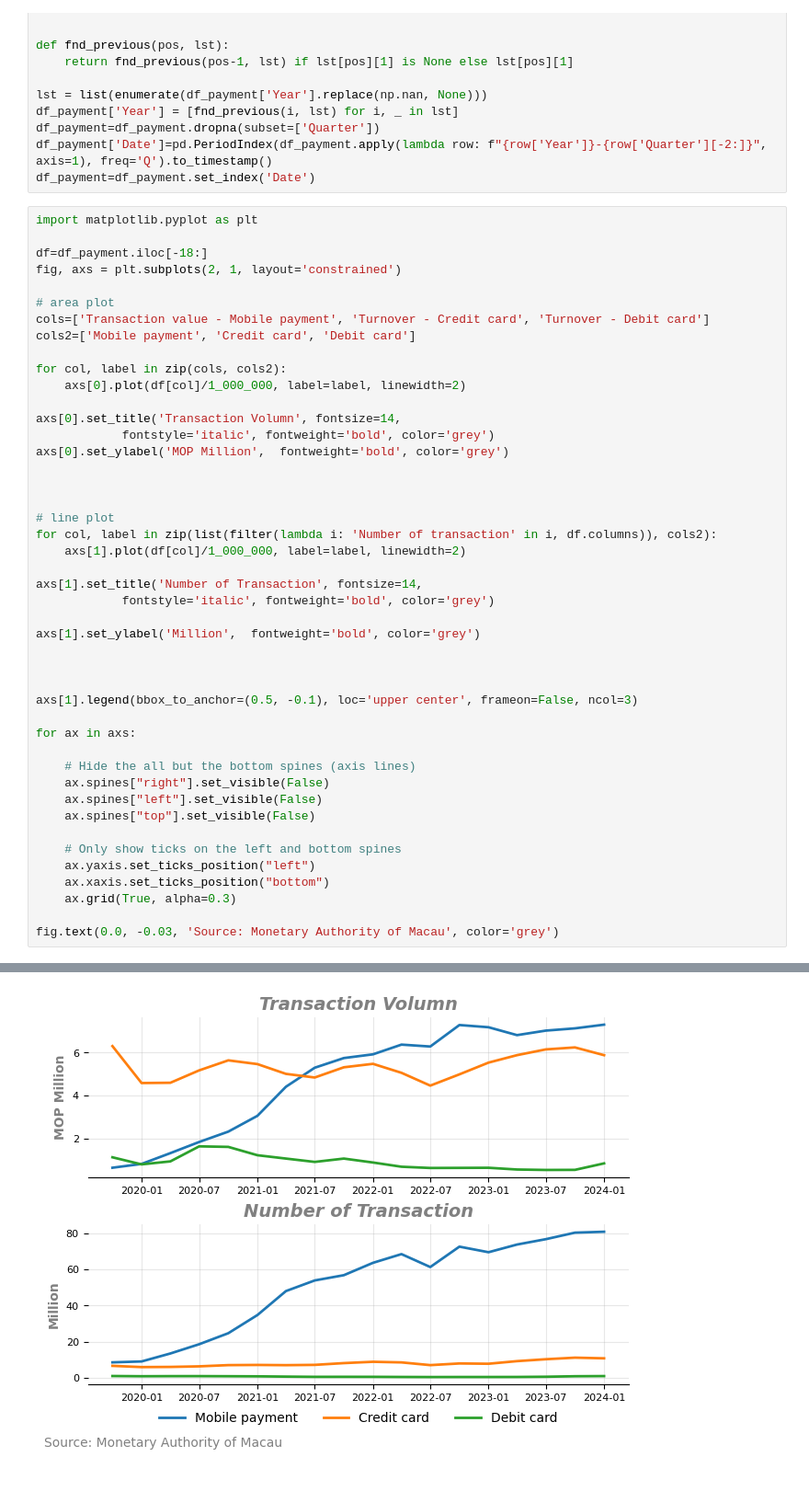
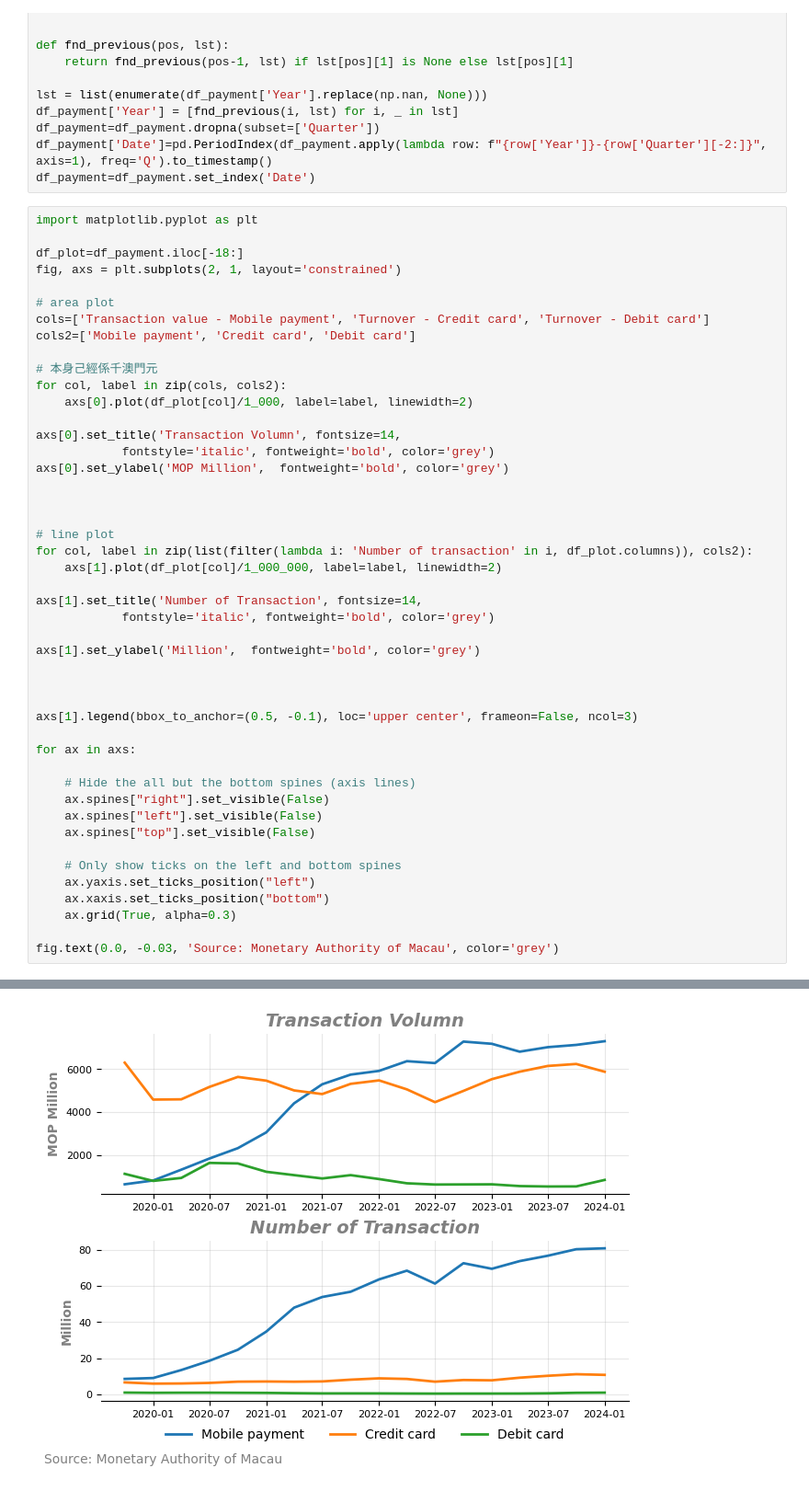
Before and after one commit to mogcai/BCPLP, a Jupyter notebook: Macau.ipynb, the cells around one changed output, grey strips where cells are left out. Shown at 92% size. Cells and saved outputs as stored; diff of their text form.

```diff
--- a/Macau.ipynb
+++ b/Macau.ipynb
@@ -567,48 +608,49 @@ df_payment=df_payment.set_index('Date')
 # %%
 import matplotlib.pyplot as plt
 
-df=df_payment.iloc[-18:]
+df_plot=df_payment.iloc[-18:]
 fig, axs = plt.subplots(2, 1, layout='constrained')
 
 # area plot
 cols=['Transaction value - Mobile payment', 'Turnover - Credit card', 'Turnover - Debit card']
 cols2=['Mobile payment', 'Credit card', 'Debit card']
 
+# 本身己經係千澳門元
 for col, label in zip(cols, cols2):
-    axs[0].plot(df[col]/1_000_000, label=label, linewidth=2)
+    axs[0].plot(df_plot[col]/1_000, label=label, linewidth=2)
 
 axs[0].set_title('Transaction Volumn', fontsize=14,
             fontstyle='italic', fontweight='bold', color='grey')
 axs[0].set_ylabel('MOP Million',  fontweight='bold', color='grey')
 
 
 
 # line plot
-for col, label in zip(list(filter(lambda i: 'Number of transaction' in i, df.columns)), cols2):
-    axs[1].plot(df[col]/1_000_000, label=label, linewidth=2)
+for col, label in zip(list(filter(lambda i: 'Number of transaction' in i, df_plot.columns)), cols2):
+    axs[1].plot(df_plot[col]/1_000_000, label=label, linewidth=2)
 
 axs[1].set_title('Number of Transaction', fontsize=14,
             fontstyle='italic', fontweight='bold', color='grey')
 
 axs[1].set_ylabel('Million',  fontweight='bold', color='grey')
 
 
 
 axs[1].legend(bbox_to_anchor=(0.5, -0.1), loc='upper center', frameon=False, ncol=3)
 
 for ax in axs:
 
     # Hide the all but the bottom spines (axis lines)
     ax.spines["right"].set_visible(False)
     ax.spines["left"].set_visible(False)
     ax.spines["top"].set_visible(False)
 
     # Only show ticks on the left and bottom spines
     ax.yaxis.set_ticks_position("left")
     ax.xaxis.set_ticks_position("bottom")
     ax.grid(True, alpha=0.3)
 
 fig.text(0.0, -0.03, 'Source: Monetary Authority of Macau', color='grey')
 # %% [output]
 Text(0.0, -0.03, 'Source: Monetary Authority of Macau')
-[figure, old version]
+[figure, new version]
```
Also changed, not shown: parts of 3 cells of this notebook.
